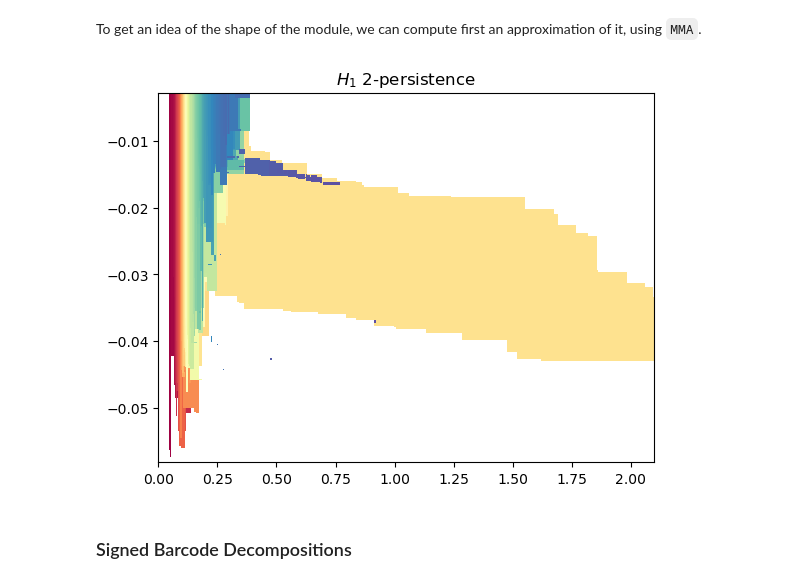
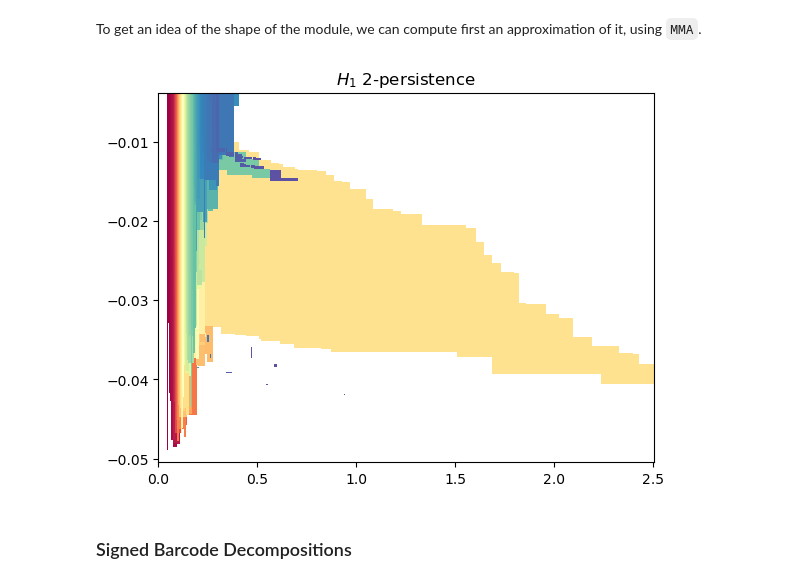
Before and after one commit to DavidLapous/multipers, a Jupyter notebook: docs/notebooks/simplex_tree_by_hand.ipynb, the cells around one changed output. Cells and saved outputs as stored; diff of their text form; code cells hidden in the pictures.

```diff
--- a/docs/notebooks/simplex_tree_by_hand.ipynb
+++ b/docs/notebooks/simplex_tree_by_hand.ipynb
@@ -3,8 +4,6 @@ import multipers as mp
 import numpy as np
 import gudhi as gd
 import matplotlib.pyplot as plt
-# %%
-mp.simplex_tree_multi.SAFE_CONVERSION=True ## Enable this if you encounter crashes.
 # %% [markdown]
 # Custom multi-filtrations
 # %% [markdown]
@@ -71,7 +70,7 @@ from multipers.data import noisy_annulus
 X = noisy_annulus(n1=1000, n2=1000) # 1000 points on the annulus, 500 points on the square.
 plt.scatter(X[:,0], X[:,1], s=5, c='k');plt.gca().set_aspect(1);
 # Gudhi SimplexTree
-st = gd.RipsComplex(points=X, max_edge_length=2.1, sparse=.2).create_simplex_tree()
+st = gd.RipsComplex(points=X, sparse=.2).create_simplex_tree()
 # SimplexTreeMulti, with 2 parameters
 st = mp.SimplexTreeMulti(st, num_parameters=2)
 # %% [output]
@@ -107,9 +105,9 @@ After expansion : 18792
 # %% [markdown]
 To get an idea of the shape of the module, we can compute first an approximation of it, using `MMA`.
 # %%
-st.persistence_approximation().plot(degree=1) # Should take less than ~10 seconds depending on the seed
+mp.module_approximation(st).plot(degree=1) # Should take less than ~10 seconds depending on the seed
 # %% [output]
-[figure, old version]
+[figure, new version]
 # %% [markdown]
 ### Signed Barcode Decompositions
 # %% [markdown]
```
Also changed, not shown: parts of 20 cells of this notebook.
